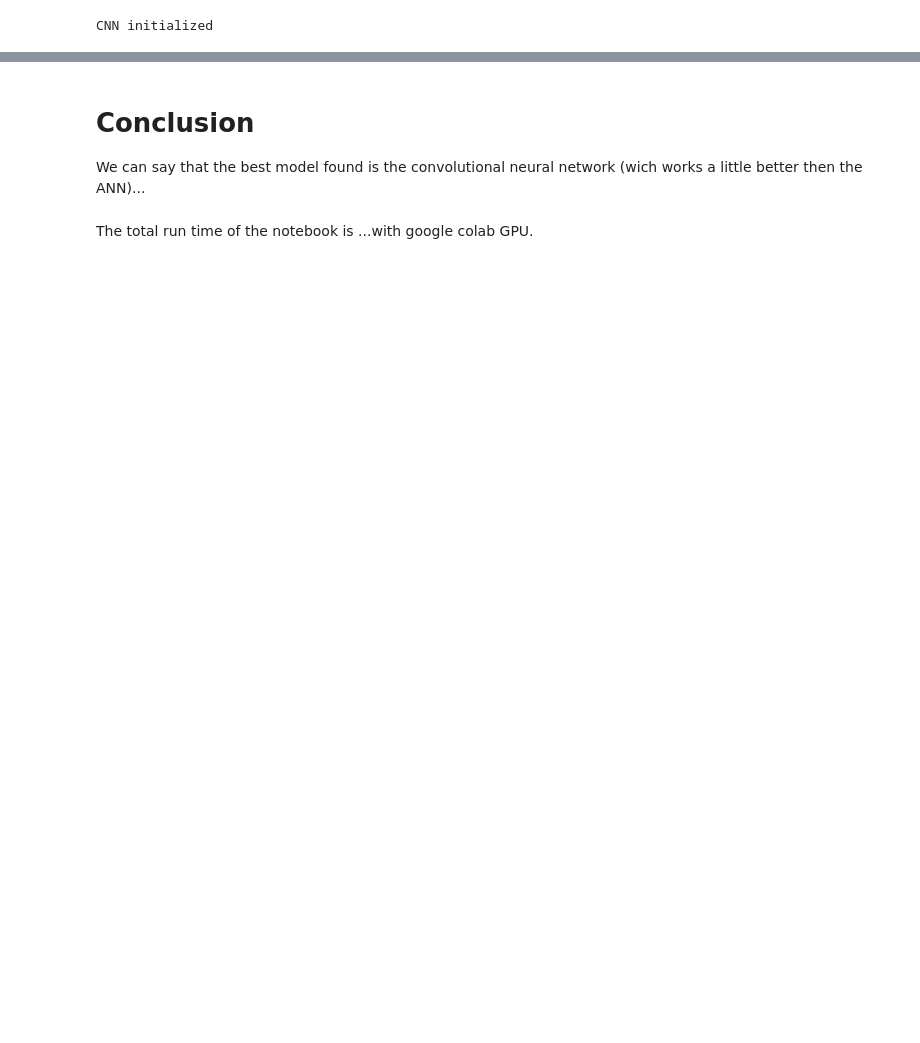
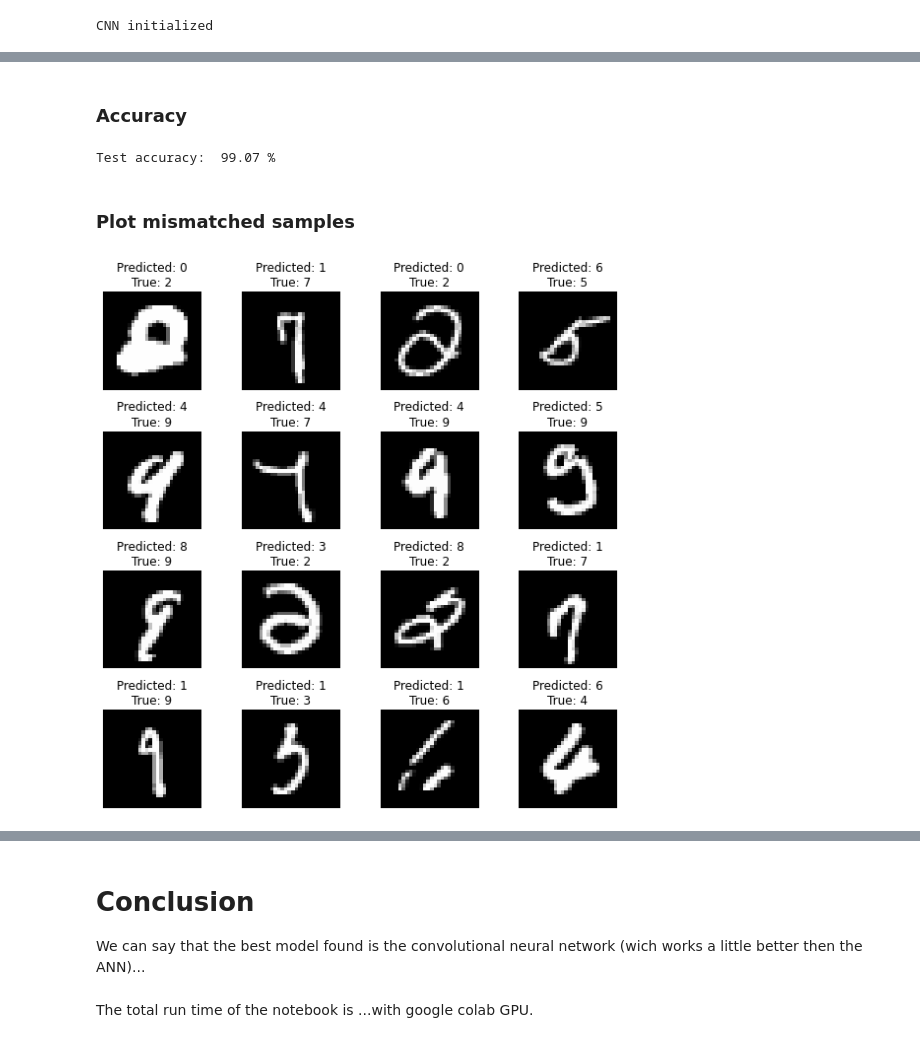
Before and after one commit to GianmarcoLattaruolo/Machine-Learning-Corso-Interno, a Jupyter notebook: Project_Bassi_Lattaruolo.ipynb, the cells around one changed output, grey strips where cells are left out. Drawn from its saved outputs; the diff is of its cells as text; code cells hidden in the pictures; blank space fills up the shorter version.

```diff
--- a/Project_Bassi_Lattaruolo.ipynb
+++ b/Project_Bassi_Lattaruolo.ipynb
@@ -442,7 +442,7 @@ import numpy as np
 # %%
 ### Dataset
 
-dataset = datasets.FashionMNIST('FashionMNIST', train = True, download = True,
+dataset = datasets.MNIST('MNIST', train = True, download = True,
                              transform = transforms.Compose([
                                transforms.ToTensor(),
                                 transforms.Normalize(0.0, 1.0, inplace=True),
@@ -450,7 +450,7 @@ dataset = datasets.FashionMNIST('FashionMNIST', train = True, download = True,
                                  transforms.RandomCrop((28,28))
                              ]))
 
-test_data = datasets.FashionMNIST('FashionMNIST', train = False, download = True,
+test_data = datasets.MNIST('MNIST', train = False, download = True,
                              transform=transforms.Compose([
                                transforms.ToTensor(),
                                  transforms.Normalize(0.0, 1.0, inplace=True)
@@ -685,0 +752,10 @@ trained epochs: 5
+# %%
+### Load network state
+# Load the state dict previously saved
+net_dict = torch.load("CNN.torch")
+
+# Redefine the network and upload parameters
+torch.manual_seed(0)
+net = ConvNet(activation="ReLU", drop_p=0.1, lr=0.001)
+net.load_state_dict(net_dict)
+print(net)
@@ -685,0 +780,28 @@ trained epochs: 5
+# %% [markdown]
+### Accuracy
+# %%
+### Compute accuracy of the model
+mismatched, confusion, acc = my_accuracy(net, device, test_dataloader)
+print("Test accuracy: ", acc, "%")
+# %% [output]
+Test accuracy:  99.07 %
+# %% [markdown]
+### Plot mismatched samples
+# %%
+# Plot Mismatched numbers
+figure = plt.figure(figsize=(8, 8))
+cols, rows = 4,4
+
+
+for i in range(rows*cols):
+    img = mismatched[i][0]
+
+    figure.add_subplot(rows, cols, i+1)
+    plt.axis("off")
+    plt.imshow(img.squeeze(), cmap="gray"  )
+    plt.title("Predicted: "+str(mismatched[i][1])+"\n"+"True: "+str(mismatched[i][2]))
+
+plt.tight_layout()
+plt.show()
+# %% [output]
+[figure, added]
```
Also changed, not shown: parts of 18 cells of this notebook.
